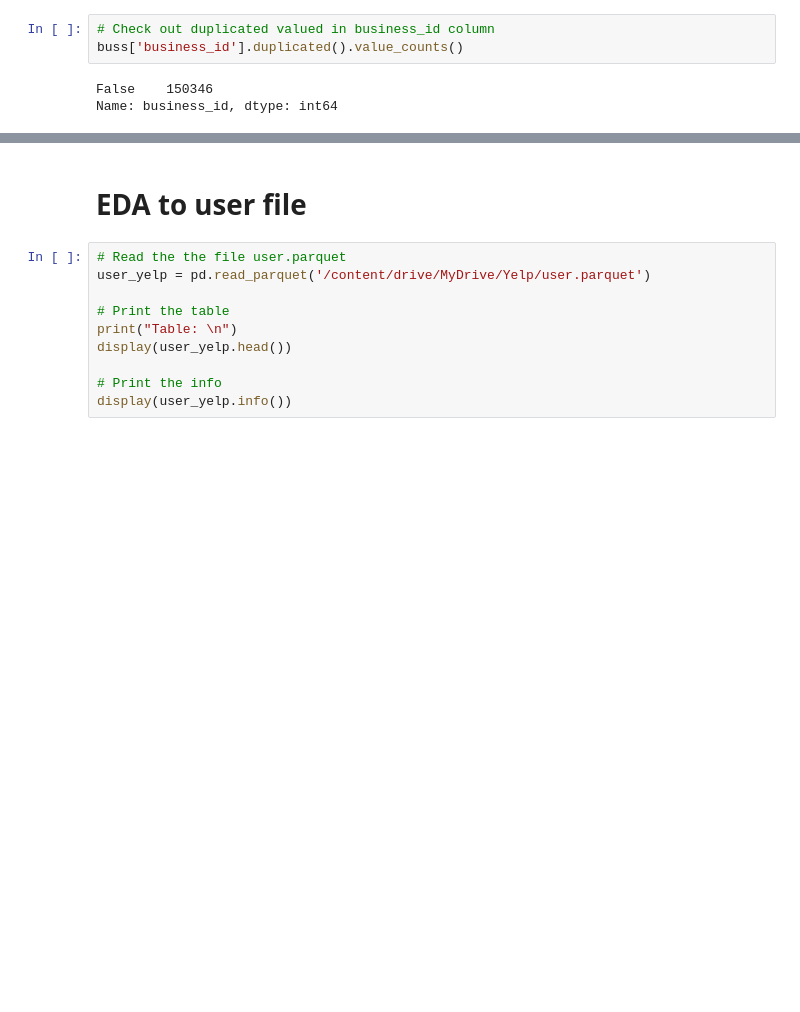
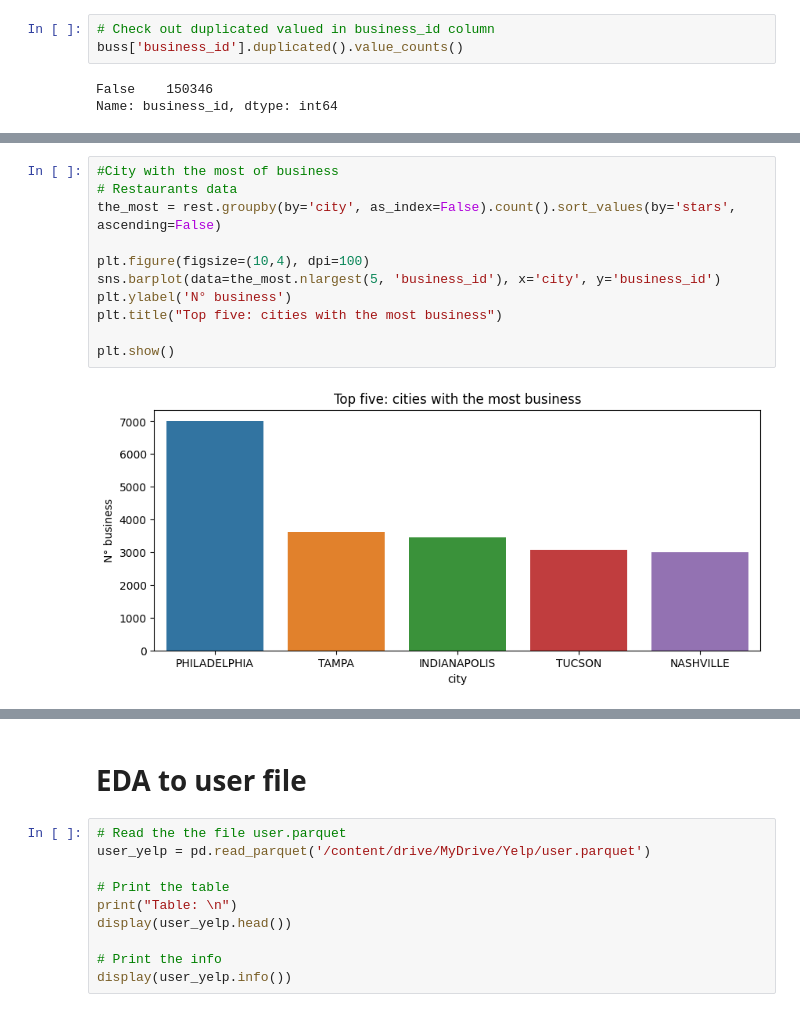
Before and after one commit to nuggi46/PF-Henry, a Jupyter notebook: EDA-ETL/eda_pf_Yelp.ipynb, the cells around one changed output, grey strips where cells are left out. Saved outputs shown, nothing was run; the diff lists cells and outputs as text; blank space fills up the shorter version.

```diff
--- a/EDA-ETL/eda_pf_Yelp.ipynb
+++ b/EDA-ETL/eda_pf_Yelp.ipynb
@@ -243,0 +239,13 @@ plt.show()
+# %%
+#City with the most of business
+# Restaurants data
+the_most = rest.groupby(by='city', as_index=False).count().sort_values(by='stars', ascending=False)
+
+plt.figure(figsize=(10,4), dpi=100)
+sns.barplot(data=the_most.nlargest(5, 'business_id'), x='city', y='business_id')
+plt.ylabel('N° business')
+plt.title("Top five: cities with the most business")
+
+plt.show()
+# %% [output]
+[figure, added]
```
Also changed, not shown: parts of 84 cells of this notebook.
